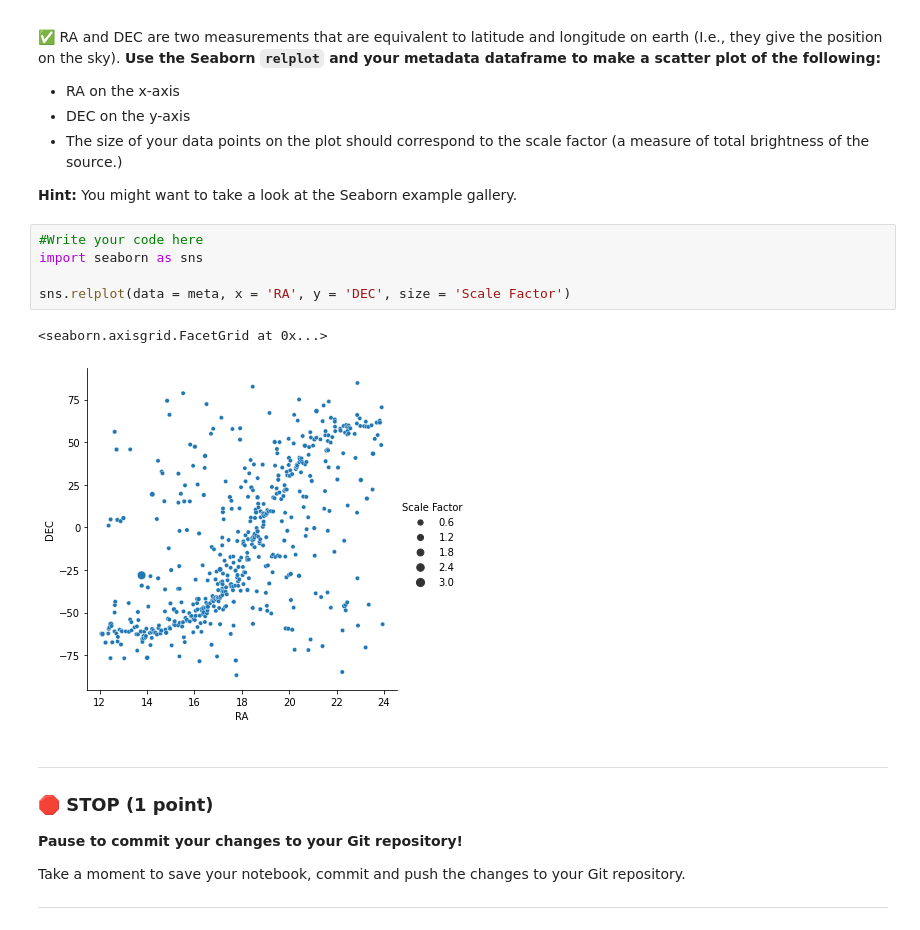
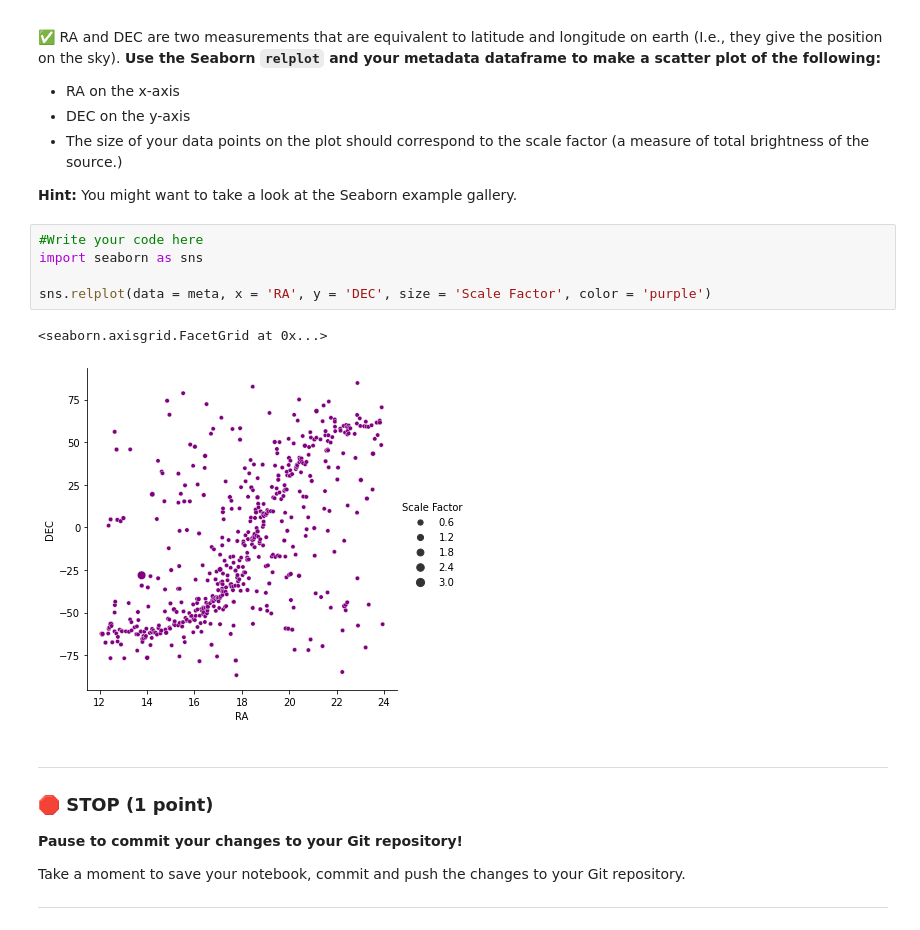
Before and after one commit to esyerson/CMSE202-s23-turnin, a Jupyter notebook: midterm/CMSE202_Midterm_004_Syerson.ipynb, the cells around one changed output. Saved outputs shown, nothing was run; the diff lists cells and outputs as text.

```diff
--- a/midterm/CMSE202_Midterm_004_Syerson.ipynb
+++ b/midterm/CMSE202_Midterm_004_Syerson.ipynb
@@ -99,11 +83,11 @@ For this problem, we want you to use a new package that you aren’t as used to.
 # %%
 #Write your code here
 import seaborn as sns
 
-sns.relplot(data = meta, x = 'RA', y = 'DEC', size = 'Scale Factor')
+sns.relplot(data = meta, x = 'RA', y = 'DEC', size = 'Scale Factor', color = 'purple')
 # %% [output]
 <seaborn.axisgrid.FacetGrid at 0x...>
-[figure, old version]
+[figure, new version]
 # %% [markdown]
 ---
 ### &#128721; STOP (1 point)
```
Also changed, not shown: parts of 9 cells of this notebook.
